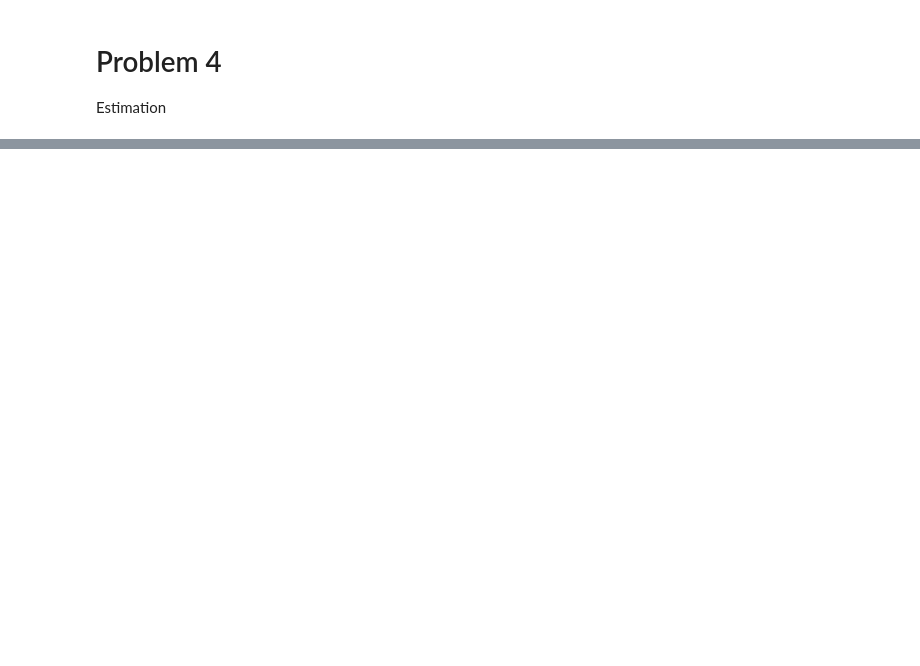
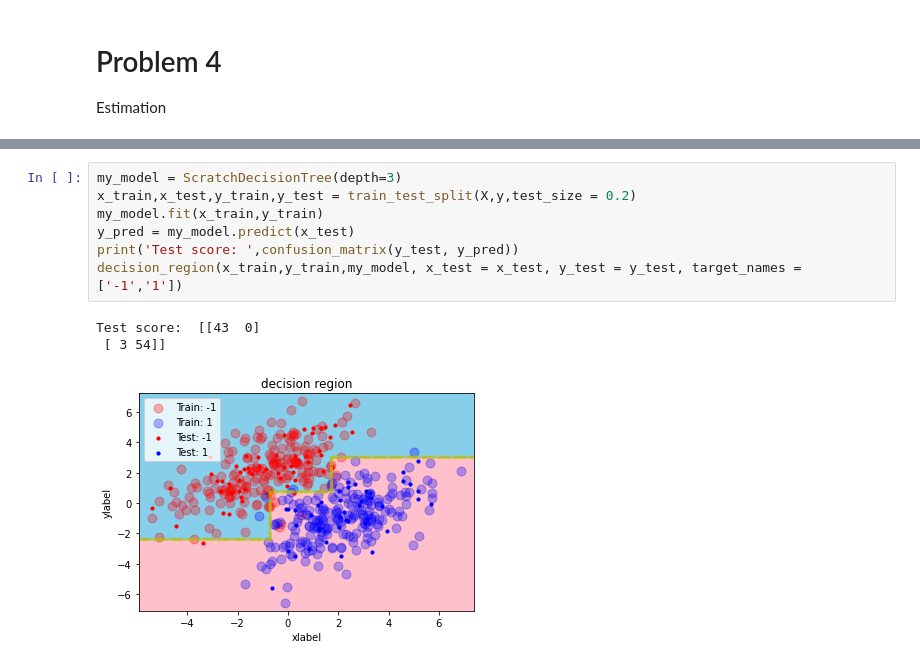
Before and after one commit to produdez/diveintocode-ml, a Jupyter notebook: Week 12/DecisionTreeScratch.ipynb, the cells around one changed output, grey strips where cells are left out. Cells and saved outputs as stored; diff of their text form; blank space fills up the shorter version.

```diff
--- a/Week 12/DecisionTreeScratch.ipynb
+++ b/Week 12/DecisionTreeScratch.ipynb
@@ -200,0 +666,11 @@ Estimation
+# %%
+my_model = ScratchDecisionTree(depth=3)
+x_train,x_test,y_train,y_test = train_test_split(X,y,test_size = 0.2)
+my_model.fit(x_train,y_train)
+y_pred = my_model.predict(x_test)
+print('Test score: ',confusion_matrix(y_test, y_pred))
+decision_region(x_train,y_train,my_model, x_test = x_test, y_test = y_test, target_names = ['-1','1'])
+# %% [output]
+Test score:  [[43  0]
+ [ 3 54]]
+[figure, added]
```
Also changed, not shown: parts of 34 cells of this notebook.
